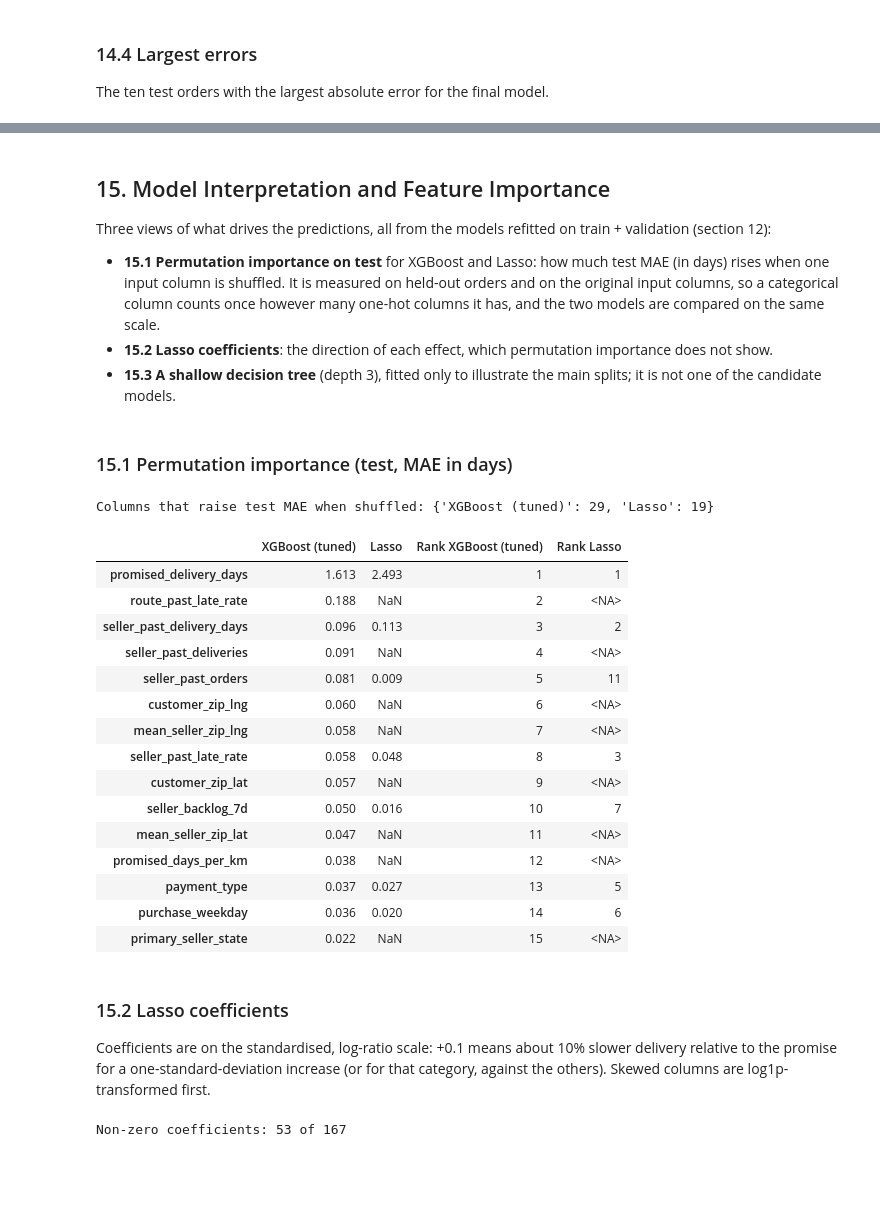
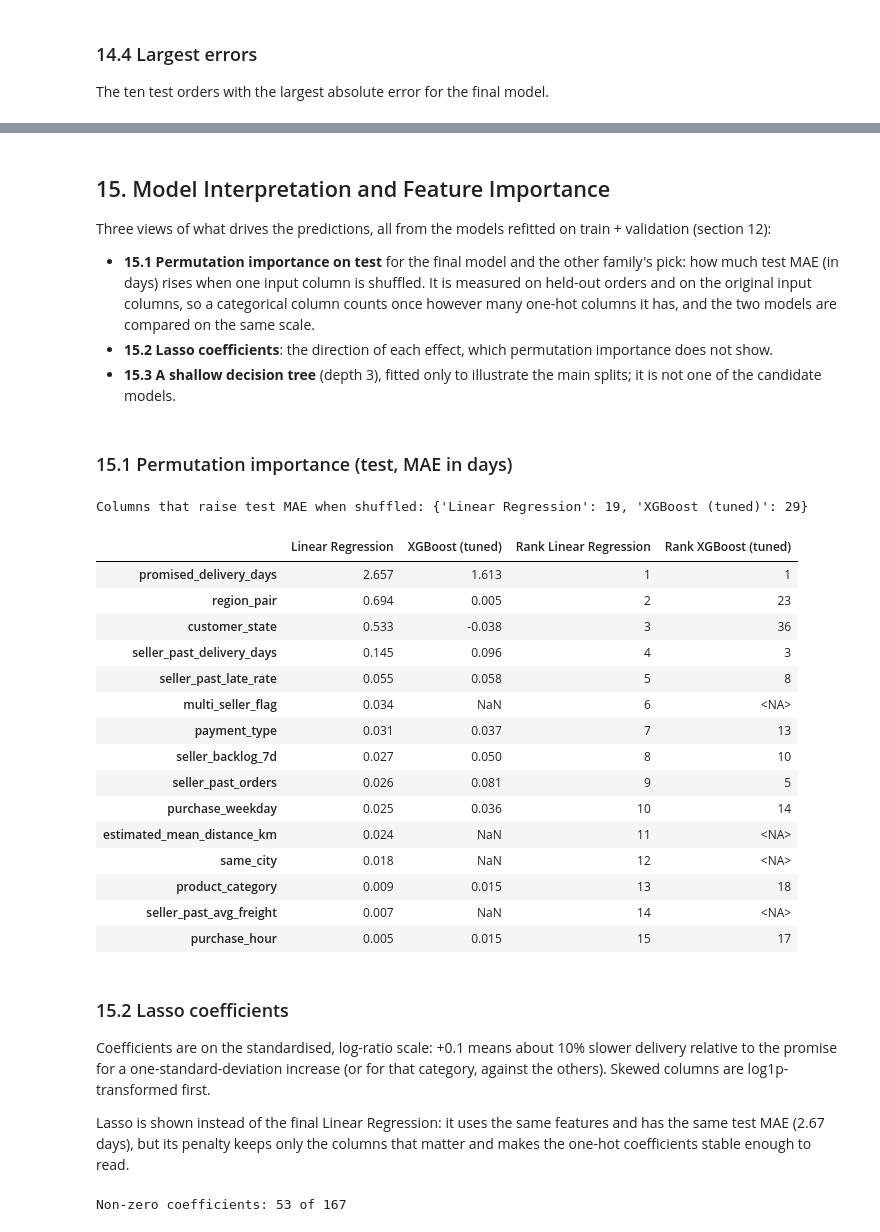
Before and after one commit to zhuamnq/Team2_IT5006_Ecommerce_Analytics_AY2627Sem1, a Jupyter notebook: notebooks/05_regression_delivery_time.ipynb, the cells around one changed output, grey strips where cells are left out. Cells and saved outputs as stored; diff of their text form; code cells hidden in the pictures; blank space fills up the shorter version.

```diff
--- a/notebooks/05_regression_delivery_time.ipynb
+++ b/notebooks/05_regression_delivery_time.ipynb
@@ -763,7 +814,7 @@ Where does the final model go wrong on test? Errors are compared with Lasso (the
 # %%
 from src.features import load_outcomes
 
-analysis_models = [final_model_name, "Lasso", "Promise Baseline"]
+analysis_models = [final_model_name, alternative_model_name, "Promise Baseline"]
 
 errors = final_test_df.merge(
     load_outcomes()[["order_id", "is_late"]], on="order_id", how="left", validate="one_to_one"
@@ -928,7 +979,7 @@ display(
 
 Three views of what drives the predictions, all from the models refitted on train + validation (section 12):
 
-- **15.1 Permutation importance on test** for XGBoost and Lasso: how much test MAE (in days) rises when one input column is shuffled. It is measured on held-out orders and on the original input columns, so a categorical column counts once however many one-hot columns it has, and the two models are compared on the same scale.
+- **15.1 Permutation importance on test** for the final model and the other family's pick: how much test MAE (in days) rises when one input column is shuffled. It is measured on held-out orders and on the original input columns, so a categorical column counts once however many one-hot columns it has, and the two models are compared on the same scale.
 - **15.2 Lasso coefficients**: the direction of each effect, which permutation importance does not show.
 - **15.3 A shallow decision tree** (depth 3), fitted only to illustrate the main splits; it is not one of the candidate models.
 # %% [markdown]
@@ -942,55 +993,57 @@ def permutation_table(name, n_repeats=5):
     result = permutation_importance(
         fitted_final[name],
         final_test_df[columns],
         final_test_df["target_log_ratio"],
         scoring=mae_days,
         n_repeats=n_repeats,
         random_state=RANDOM_STATE,
         n_jobs=-1,
     )
     return pd.DataFrame({
         "MAE increase (days)": result.importances_mean,
         "SD": result.importances_std,
     }, index=columns)
 
 
-importance = {name: permutation_table(name) for name in [final_model_name, "Lasso"]}
+importance = {name: permutation_table(name) for name in [final_model_name, alternative_model_name]}
 
 importance_comparison = pd.concat(
     {name: table["MAE increase (days)"] for name, table in importance.items()}, axis=1
 )
 for name in importance:
     importance_comparison[f"Rank {name}"] = (
         importance_comparison[name].rank(ascending=False, method="min").astype("Int64")
     )
 importance_comparison = importance_comparison.sort_values(final_model_name, ascending=False)
 # Blank: the column is not among that model's selected features
 
 print("Columns that raise test MAE when shuffled:",
       {name: int((table["MAE increase (days)"] > 0).sum()) for name, table in importance.items()})
 display(importance_comparison.head(15).round(3))
 # %% [output]
-Columns that raise test MAE when shuffled: {'XGBoost (tuned)': 29, 'Lasso': 19}
+Columns that raise test MAE when shuffled: {'Linear Regression': 19, 'XGBoost (tuned)': 29}
-|  | XGBoost (tuned) | Lasso | Rank XGBoost (tuned) | Rank Lasso |
-| promised_delivery_days | 1.613 | 2.493 | 1 | 1 |
-| route_past_late_rate | 0.188 | NaN | 2 | <NA> |
-| seller_past_delivery_days | 0.096 | 0.113 | 3 | 2 |
-| seller_past_deliveries | 0.091 | NaN | 4 | <NA> |
-| seller_past_orders | 0.081 | 0.009 | 5 | 11 |
-| customer_zip_lng | 0.060 | NaN | 6 | <NA> |
-| mean_seller_zip_lng | 0.058 | NaN | 7 | <NA> |
-| seller_past_late_rate | 0.058 | 0.048 | 8 | 3 |
-| customer_zip_lat | 0.057 | NaN | 9 | <NA> |
-| seller_backlog_7d | 0.050 | 0.016 | 10 | 7 |
-| mean_seller_zip_lat | 0.047 | NaN | 11 | <NA> |
-| promised_days_per_km | 0.038 | NaN | 12 | <NA> |
-| payment_type | 0.037 | 0.027 | 13 | 5 |
-| purchase_weekday | 0.036 | 0.020 | 14 | 6 |
-| primary_seller_state | 0.022 | NaN | 15 | <NA> |
+|  | Linear Regression | XGBoost (tuned) | Rank Linear Regression | Rank XGBoost (tuned) |
+| promised_delivery_days | 2.657 | 1.613 | 1 | 1 |
+| region_pair | 0.694 | 0.005 | 2 | 23 |
+| customer_state | 0.533 | -0.038 | 3 | 36 |
+| seller_past_delivery_days | 0.145 | 0.096 | 4 | 3 |
+| seller_past_late_rate | 0.055 | 0.058 | 5 | 8 |
+| multi_seller_flag | 0.034 | NaN | 6 | <NA> |
+| payment_type | 0.031 | 0.037 | 7 | 13 |
+| seller_backlog_7d | 0.027 | 0.050 | 8 | 10 |
+| seller_past_orders | 0.026 | 0.081 | 9 | 5 |
+| purchase_weekday | 0.025 | 0.036 | 10 | 14 |
+| estimated_mean_distance_km | 0.024 | NaN | 11 | <NA> |
+| same_city | 0.018 | NaN | 12 | <NA> |
+| product_category | 0.009 | 0.015 | 13 | 18 |
+| seller_past_avg_freight | 0.007 | NaN | 14 | <NA> |
+| purchase_hour | 0.005 | 0.015 | 15 | 17 |
 # %% [markdown]
 ### 15.2 Lasso coefficients
 
 Coefficients are on the standardised, log-ratio scale: +0.1 means about 10% slower delivery relative to the promise for a one-standard-deviation increase (or for that category, against the others). Skewed columns are log1p-transformed first.
+
+Lasso is shown instead of the final Linear Regression: it uses the same features and has the same test MAE (2.67 days), but its penalty keeps only the columns that matter and makes the one-hot coefficients stable enough to read.
 # %%
 from src.features import output_sources
 
```
Also changed, not shown: parts of 14 cells of this notebook, 6 other files.
